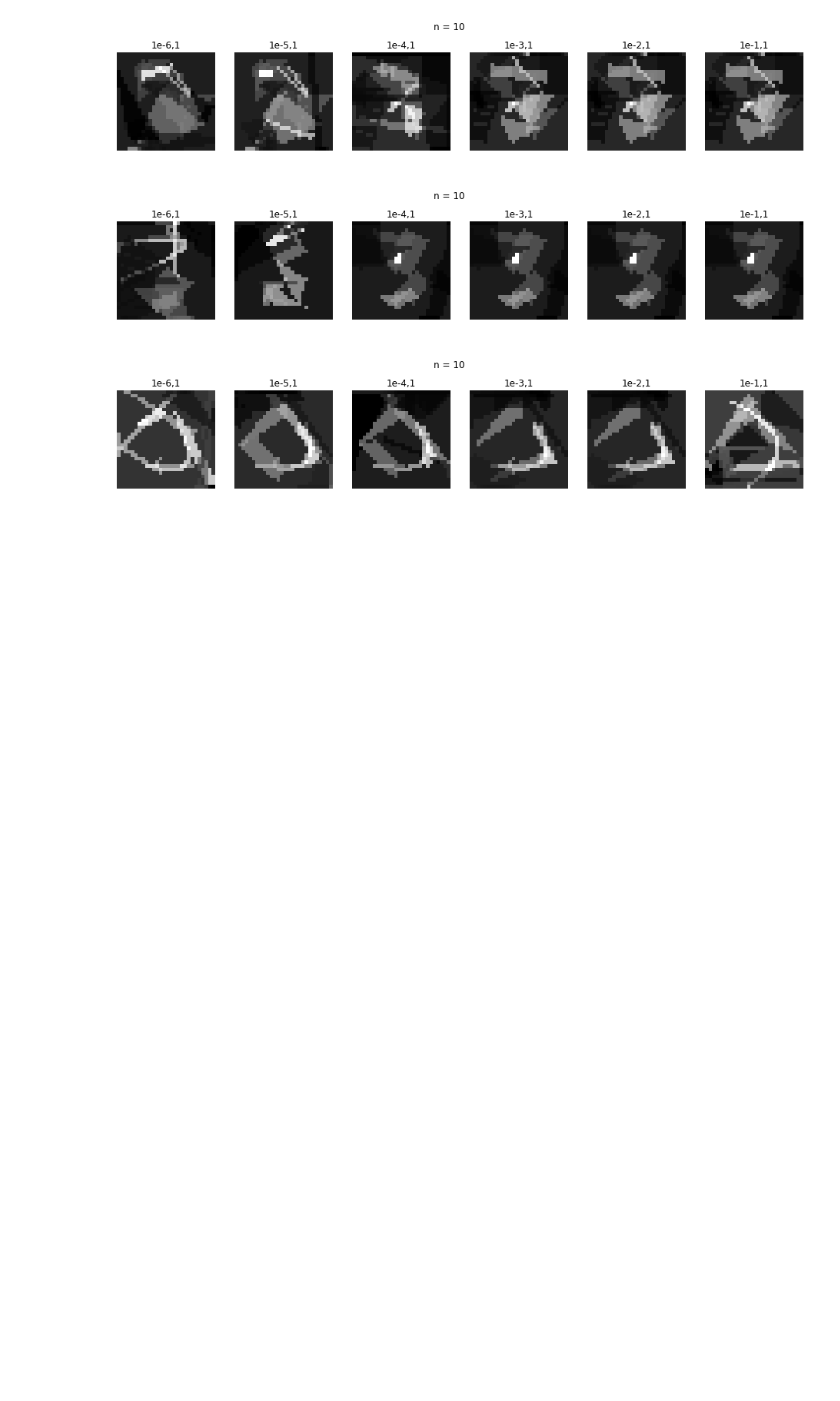
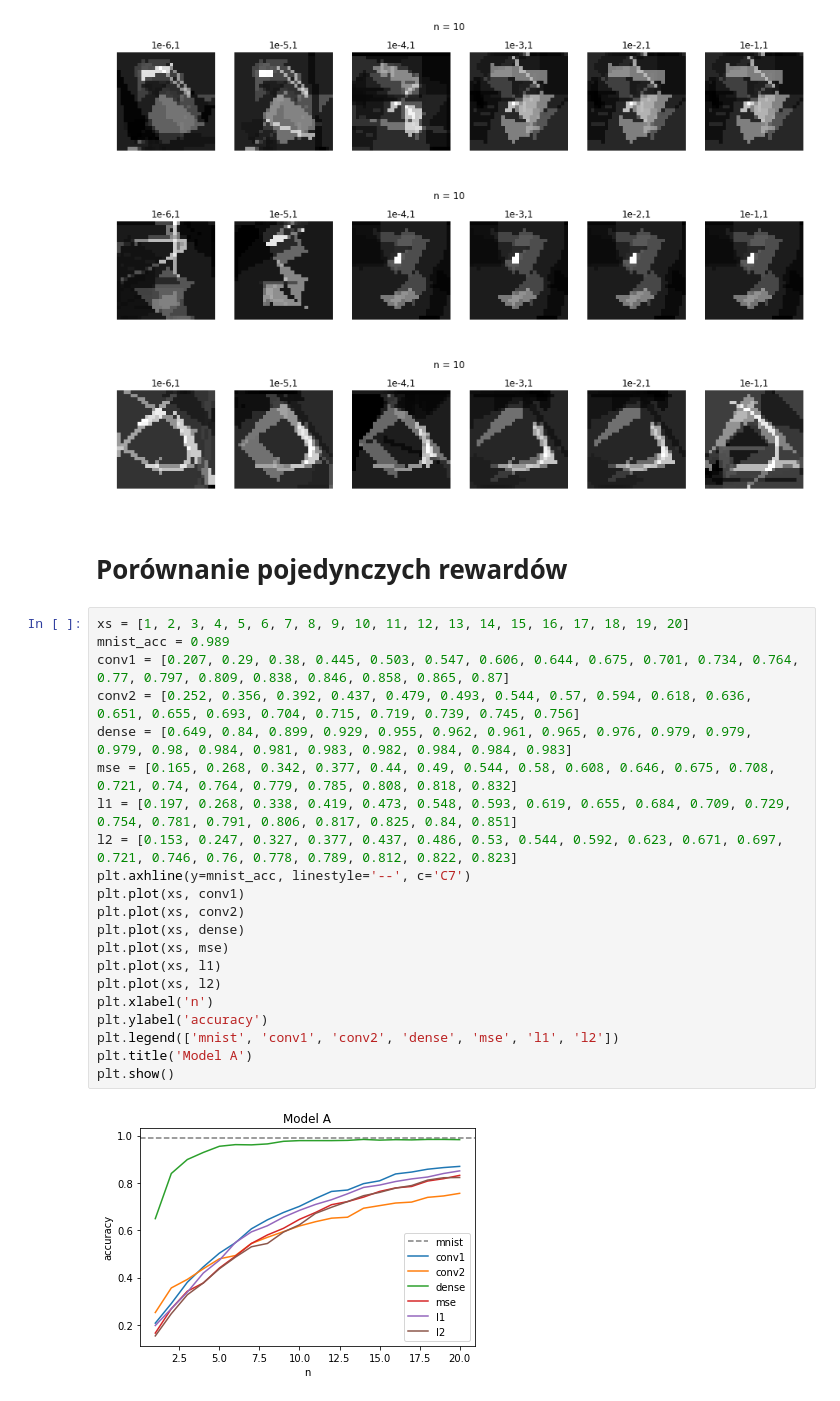
Before and after one commit to trejsu/shaper, a Jupyter notebook: experiments/notebook/activation-distance.ipynb, the cells around one changed output. Drawn from its saved outputs; the diff is of its cells as text; blank space fills up the shorter version.

```diff
--- a/experiments/notebook/activation-distance.ipynb
+++ b/experiments/notebook/activation-distance.ipynb
@@ -311,3 +311,28 @@ for _ in tqdm(range(10)):
 [figure]
 [figure]
 [figure]
+# %% [markdown]
+# Porównanie pojedynczych rewardów
+# %%
+xs = [1, 2, 3, 4, 5, 6, 7, 8, 9, 10, 11, 12, 13, 14, 15, 16, 17, 18, 19, 20]
+mnist_acc = 0.989
+conv1 = [0.207, 0.29, 0.38, 0.445, 0.503, 0.547, 0.606, 0.644, 0.675, 0.701, 0.734, 0.764, 0.77, 0.797, 0.809, 0.838, 0.846, 0.858, 0.865, 0.87]
+conv2 = [0.252, 0.356, 0.392, 0.437, 0.479, 0.493, 0.544, 0.57, 0.594, 0.618, 0.636, 0.651, 0.655, 0.693, 0.704, 0.715, 0.719, 0.739, 0.745, 0.756]
+dense = [0.649, 0.84, 0.899, 0.929, 0.955, 0.962, 0.961, 0.965, 0.976, 0.979, 0.979, 0.979, 0.98, 0.984, 0.981, 0.983, 0.982, 0.984, 0.984, 0.983]
+mse = [0.165, 0.268, 0.342, 0.377, 0.44, 0.49, 0.544, 0.58, 0.608, 0.646, 0.675, 0.708, 0.721, 0.74, 0.764, 0.779, 0.785, 0.808, 0.818, 0.832]
+l1 = [0.197, 0.268, 0.338, 0.419, 0.473, 0.548, 0.593, 0.619, 0.655, 0.684, 0.709, 0.729, 0.754, 0.781, 0.791, 0.806, 0.817, 0.825, 0.84, 0.851]
+l2 = [0.153, 0.247, 0.327, 0.377, 0.437, 0.486, 0.53, 0.544, 0.592, 0.623, 0.671, 0.697, 0.721, 0.746, 0.76, 0.778, 0.789, 0.812, 0.822, 0.823]
+plt.axhline(y=mnist_acc, linestyle='--', c='C7')
+plt.plot(xs, conv1)
+plt.plot(xs, conv2)
+plt.plot(xs, dense)
+plt.plot(xs, mse)
+plt.plot(xs, l1)
+plt.plot(xs, l2)
+plt.xlabel('n')
+plt.ylabel('accuracy')
+plt.legend(['mnist', 'conv1', 'conv2', 'dense', 'mse', 'l1', 'l2'])
+plt.title('Model A')
+plt.show()
+# %% [output]
+[figure, added]
```
Also changed, not shown: 1 other file.
